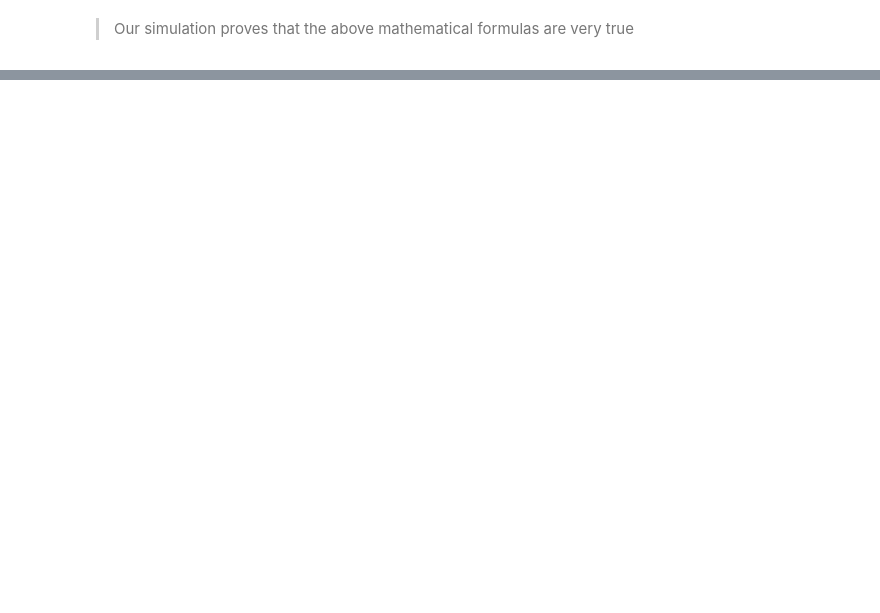
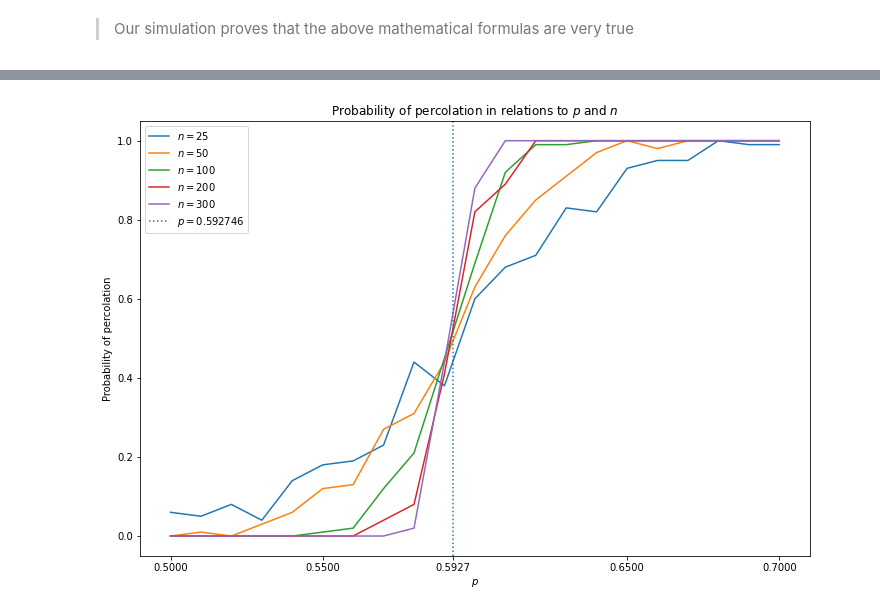
Before and after one commit to dqtvictory/Sorbonne-University, a Jupyter notebook: 3ma100/chap08.ipynb, the cells around one changed output, grey strips where cells are left out. Cells and saved outputs as stored; diff of their text form; code cells hidden in the pictures; blank space fills up the shorter version.

```diff
--- a/3ma100/chap08.ipynb
+++ b/3ma100/chap08.ipynb
@@ -901,0 +641,5 @@ L'utilisation de Jupyter Lab pour faire du calcul parallèle est assez complexe
+# %%
+def percolated(isopen):
+    # By slightly tweaking the function above
+    isfull = fill(isopen)
+    return 1 in isfull[-1]
@@ -901,0 +731,21 @@ L'utilisation de Jupyter Lab pour faire du calcul parallèle est assez complexe
+# %%
+# Since multithreading can mess up the order of the elements added into our records, which make it hard to graph
+# correctly, we will create a new records table from the previous one
+
+records_ordered = {n:[records[n][p] for p in p_] for n in n_}
+
+plt.figure(figsize=(12,8))
+plt.title("Probability of percolation in relations to $p$ and $n$")
+plt.xlabel("$p$")
+plt.ylabel("Probability of percolation")
+plt.xticks([0.50, 0.55, 0.592746, 0.65, 0.70])
+
+
+for n in n_:
+    plt.plot(p_, records_ordered[n], label=f"$n={n}$")
+plt.axvline(x=0.592746, ls=':', label="$p=0.592746$")
+
+plt.legend()
+plt.show()
+# %% [output]
+[figure, added]
```
Also changed, not shown: parts of 46 cells of this notebook.
